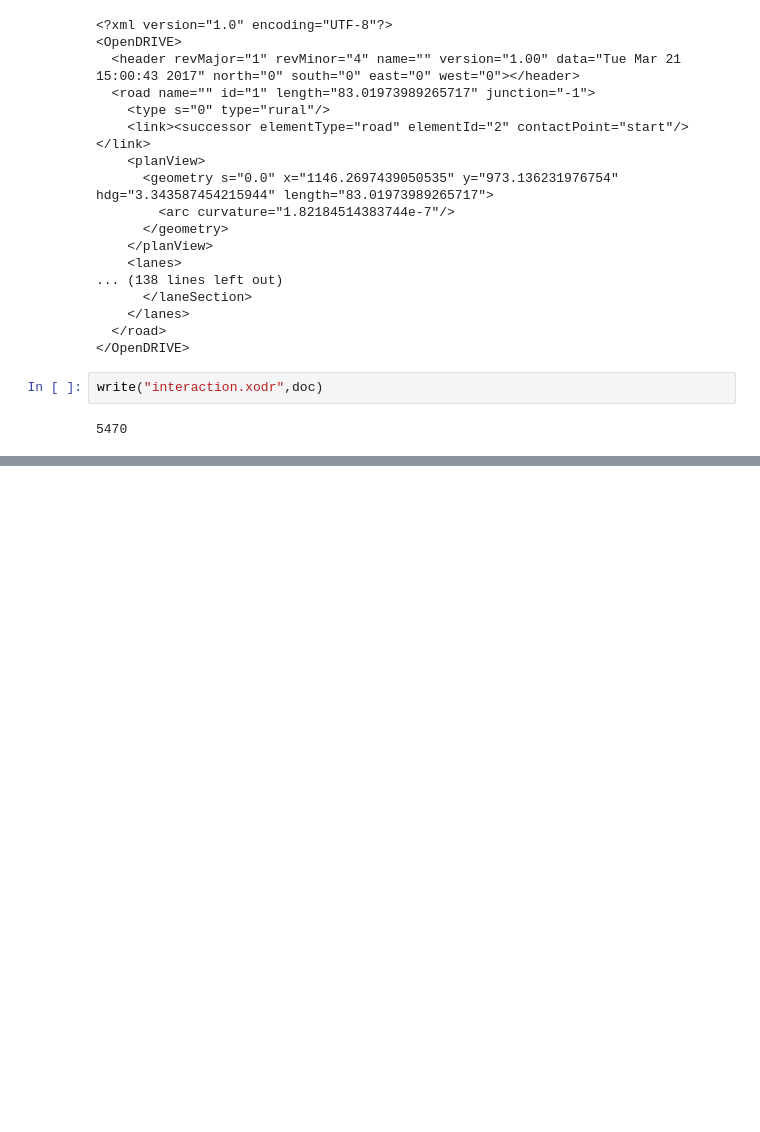
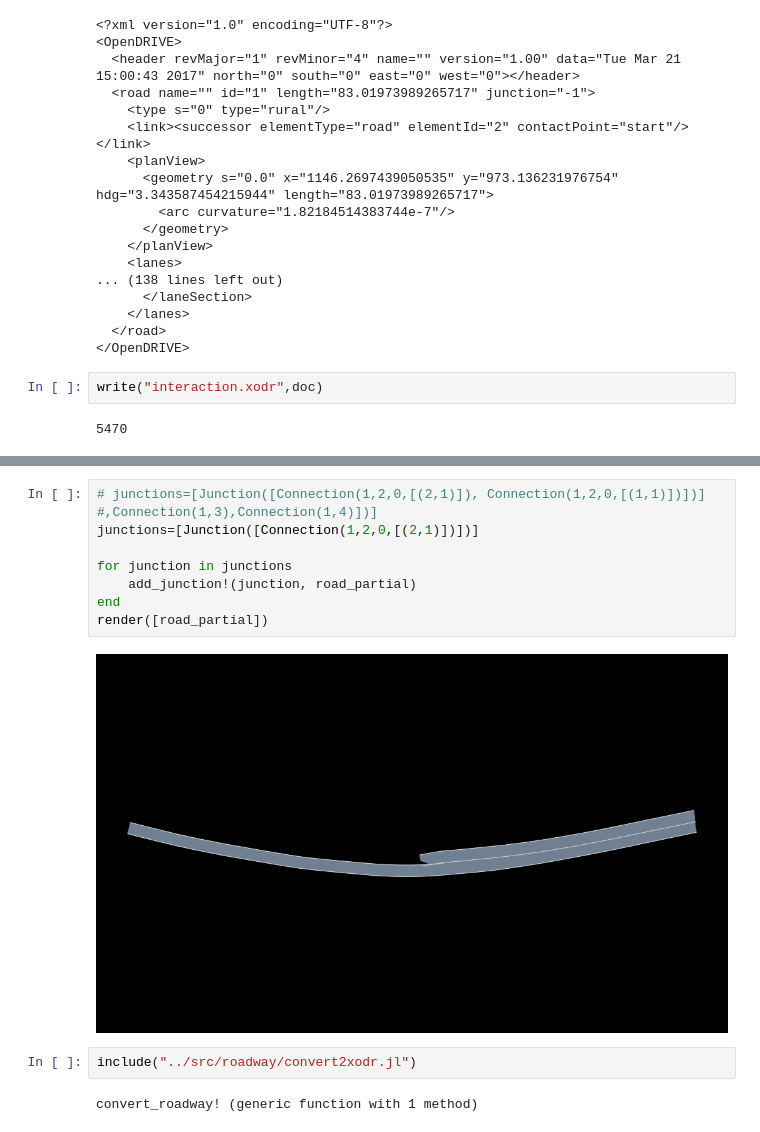
Before and after one commit to soyeonjung/AutoUrban_Interaction, a Jupyter notebook: docs/Interaction to Opendrive.ipynb, the cells around one changed output, grey strips where cells are left out. Saved outputs shown, nothing was run; the diff lists cells and outputs as text; blank space fills up the shorter version.

```diff
--- a/docs/Interaction to Opendrive.ipynb
+++ b/docs/Interaction to Opendrive.ipynb
@@ -137,0 +84,14 @@ lane b2
+# %%
+# junctions=[Junction([Connection(1,2,0,[(2,1)]), Connection(1,2,0,[(1,1)])])] #,Connection(1,3),Connection(1,4)])]
+junctions=[Junction([Connection(1,2,0,[(2,1)])])]
+
+for junction in junctions
+    add_junction!(junction, road_partial)
+end
+render([road_partial])
+# %% [output]
+[figure, added]
+# %%
+include("../src/roadway/convert2xodr.jl")
+# %% [output]
+convert_roadway! (generic function with 1 method)
```
Also changed, not shown: parts of 17 cells of this notebook, 3 other files.
